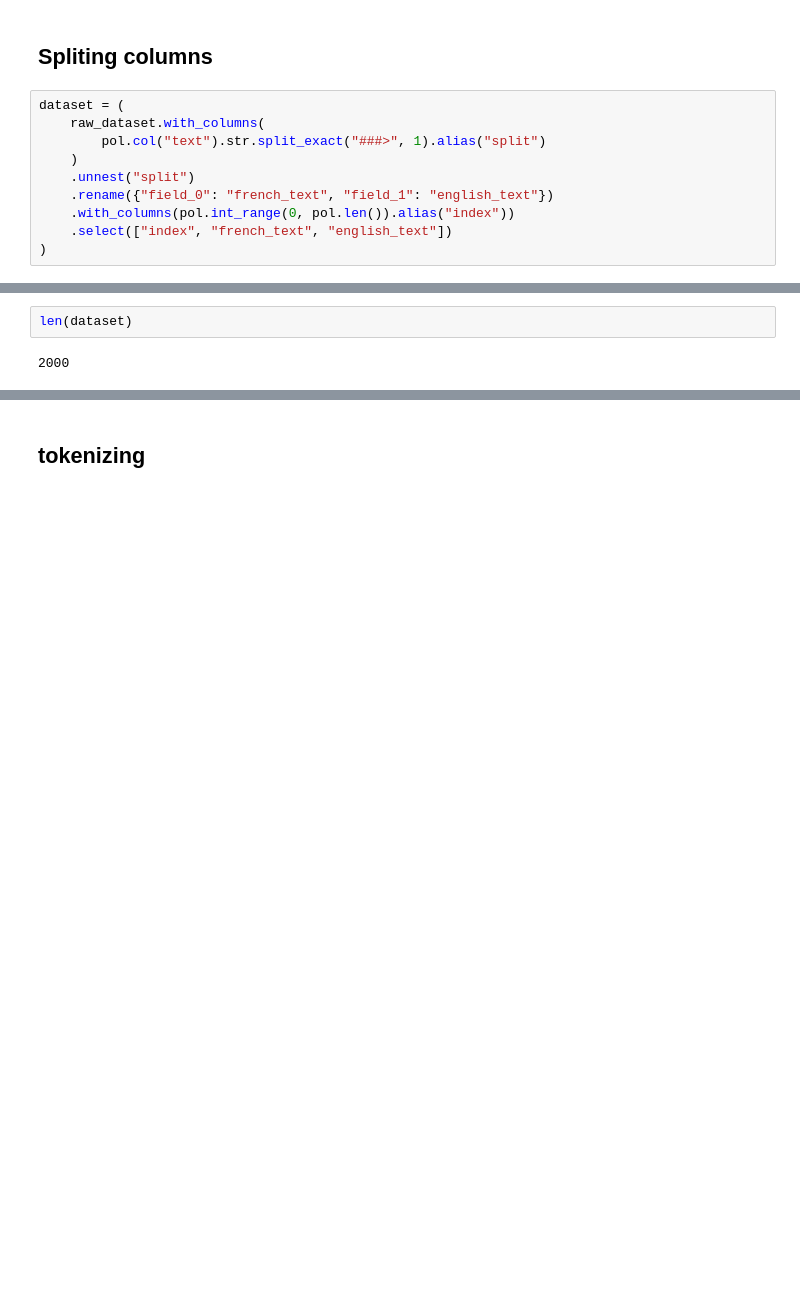
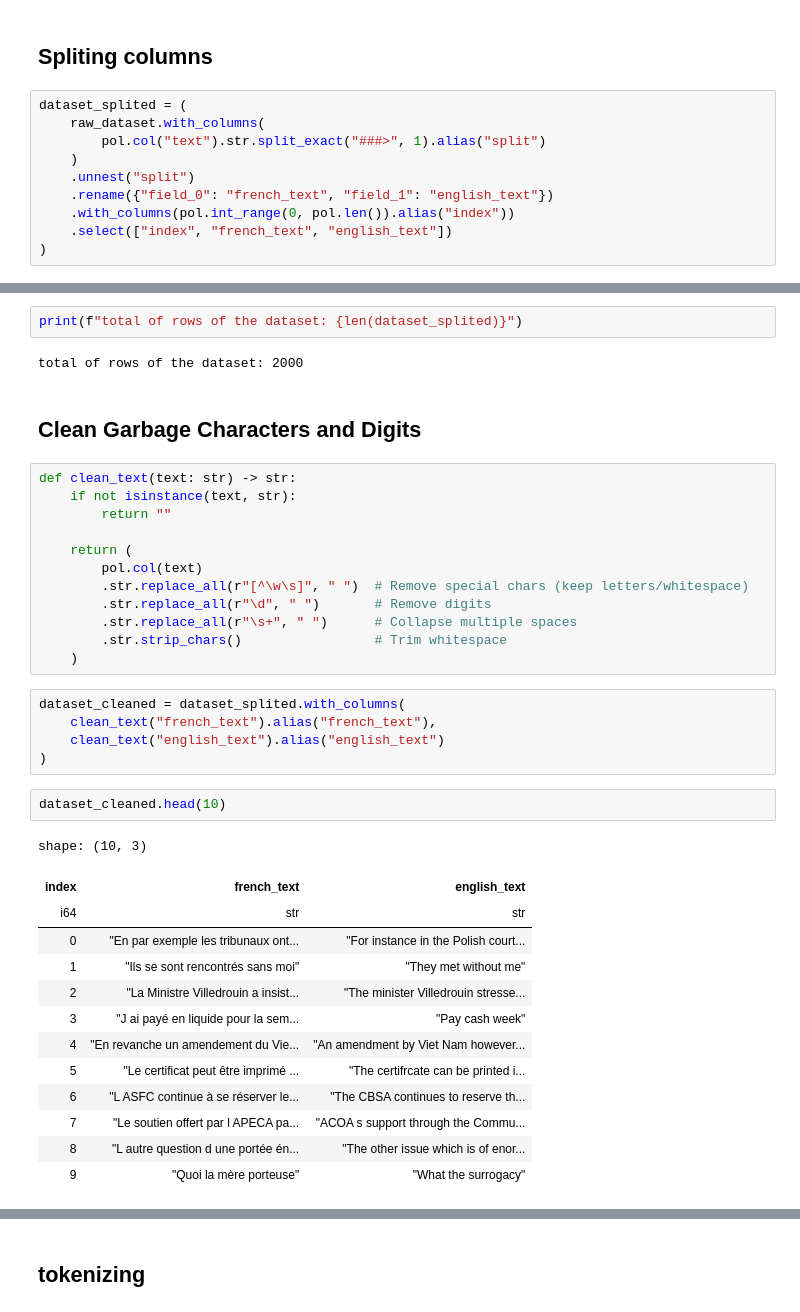
Before and after one commit to AsadiAhmad/Machine-Translation, a Jupyter notebook: Code/Ⅿaⅽhine_Transⅼation.ipynb, the cells around one changed output, grey strips where cells are left out. Saved outputs shown, nothing was run; the diff lists cells and outputs as text; blank space fills up the shorter version.

```diff
--- a/Code/Ⅿaⅽhine_Transⅼation.ipynb
+++ b/Code/Ⅿaⅽhine_Transⅼation.ipynb
@@ -333,7 +209,7 @@ Final configuration - USE_TPU: False, DEVICE: cpu
 # %% [markdown]
 ## Spliting columns
 # %%
-dataset = (
+dataset_splited = (
     raw_dataset.with_columns(
         pol.col("text").str.split_exact("###>", 1).alias("split")
     )
@@ -358,7 +234,42 @@ shape: (10, 3)
 | 7 | "Le soutien offert par l'APECA, p... | "ACOA's support, through the Comm... |
 | 8 | "L'autre question, d'une portée é... | "The other issue, which is of eno... |
 | 9 | "Quoi, la mère porteuse ? " | "What, the surrogacy?" |
-# %%
-len(dataset)
-# %% [output]
-2000
+# %%
+print(f"total of rows of the dataset: {len(dataset_splited)}")
+# %% [output]
+total of rows of the dataset: 2000
+# %% [markdown]
+## Clean Garbage Characters and Digits
+# %%
+def clean_text(text: str) -> str:
+    if not isinstance(text, str):
+        return ""
+
+    return (
+        pol.col(text)
+        .str.replace_all(r"[^\w\s]", " ")  # Remove special chars (keep letters/whitespace)
+        .str.replace_all(r"\d", " ")       # Remove digits
+        .str.replace_all(r"\s+", " ")      # Collapse multiple spaces
+        .str.strip_chars()                 # Trim whitespace
+    )
+# %%
+dataset_cleaned = dataset_splited.with_columns(
+    clean_text("french_text").alias("french_text"),
+    clean_text("english_text").alias("english_text")
+)
+# %%
+dataset_cleaned.head(10)
+# %% [output]
+shape: (10, 3)
+| index | french_text | english_text |
+| i64 | str | str |
+| 0 | "En par exemple les tribunaux ont... | "For instance in the Polish court... |
+| 1 | "Ils se sont rencontrés sans moi" | "They met without me" |
+| 2 | "La Ministre Villedrouin a insist... | "The minister Villedrouin stresse... |
+| 3 | "J ai payé en liquide pour la sem... | "Pay cash week" |
+| 4 | "En revanche un amendement du Vie... | "An amendment by Viet Nam however... |
+| 5 | "Le certificat peut être imprimé ... | "The certifrcate can be printed i... |
+| 6 | "L ASFC continue à se réserver le... | "The CBSA continues to reserve th... |
+| 7 | "Le soutien offert par l APECA pa... | "ACOA s support through the Commu... |
+| 8 | "L autre question d une portée én... | "The other issue which is of enor... |
+| 9 | "Quoi la mère porteuse" | "What the surrogacy" |
```
Also changed, not shown: parts of 83 cells of this notebook.
